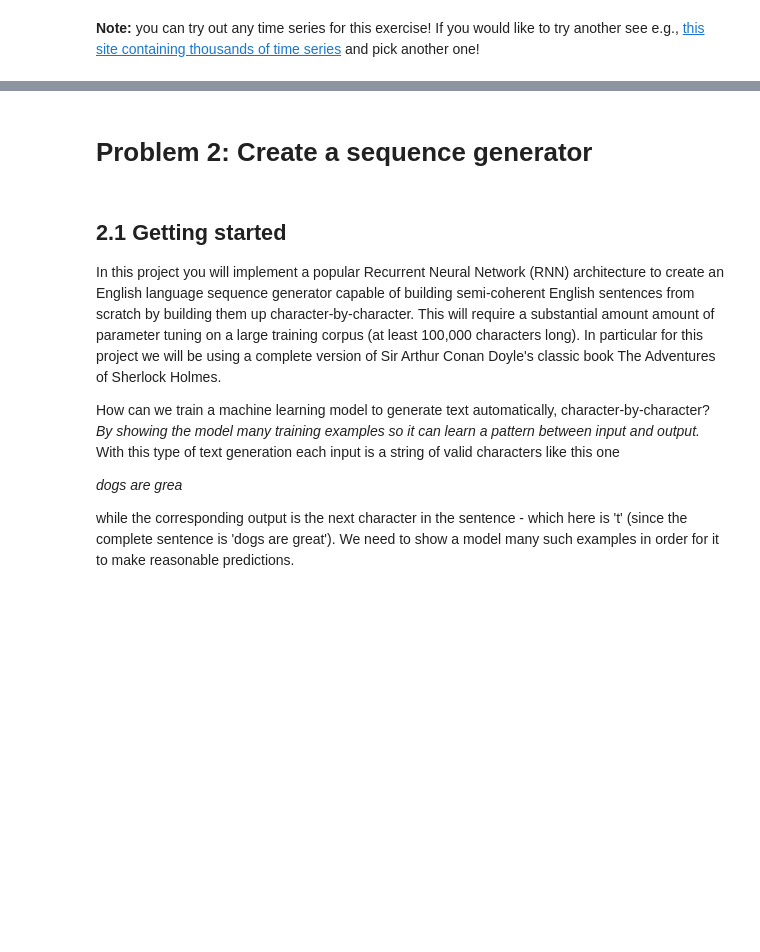
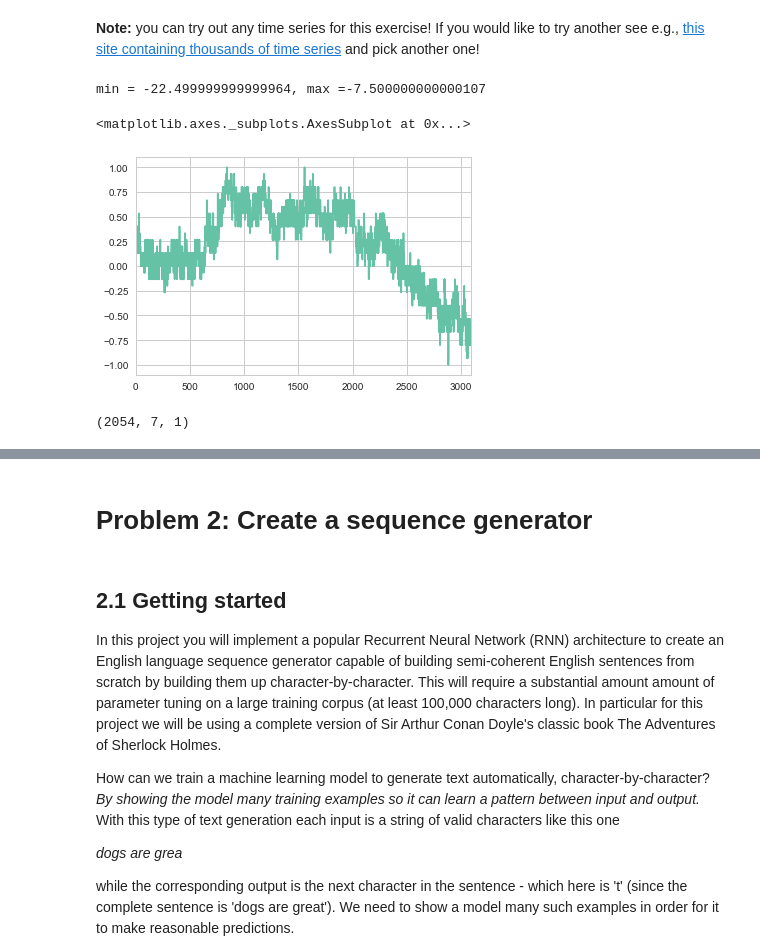
Before and after one commit to ucaiado/rnn_predictions, a Jupyter notebook: aind2/RNN_project.ipynb, the cells around one changed output, grey strips where cells are left out. Drawn from its saved outputs; the diff is of its cells as text; code cells hidden in the pictures; blank space fills up the shorter version.

```diff
--- a/aind2/RNN_project.ipynb
+++ b/aind2/RNN_project.ipynb
@@ -327,0 +338,33 @@ plt.show()
+# %%
+import os
+
+s_root = '/Users/ucaiado/Dropbox/NEUTRINO/TEMP/tachyon_webdata/mkt/'
+df_all = None
+for s_file in [x for x in os.listdir(s_root) if 'csv' in x]:
+    f_date = float(s_file.replace('.csv', '')) * 10**5
+    df = pd.read_csv(s_root + s_file, index_col='time_sec')
+    df.index += f_date
+    if isinstance(df_all, type(None)):
+        df_all = df.copy()
+    else:
+        df_all = pd.concat([df_all, df])
+# %%
+df_use = df_all.reset_index()
+df_use['index'] = (df_use['index']/(10*60)).astype(int)
+df_use = df_use.groupby('index').last()
+# %%
+df_spread = (df_use['DI1F27'] - df_use['DI1F25'])*100
+df_spread = (df_use['DI1F25'] - df_use['DI1F23'])*100
+
+
+df_spread = (df_use['DI1F27'] - df_use['DI1F25'])*100
+df_spread -= (df_use['DI1F25'] - df_use['DI1F23'])*100
+print('min = {}, max ={}'.format(df_spread.min(), df_spread.max()))
+df_spread = ((df_spread - df_spread.min())/(df_spread.max() - df_spread.min()) - 0.5)*2
+# %% [output]
+min = -22.499999999999964, max =-7.500000000000107
+# %%
+df_spread.reset_index(drop=True).plot()
+# %% [output]
+<matplotlib.axes._subplots.AxesSubplot at 0x...>
+[figure, added]
@@ -327,0 +410,4 @@ plt.show()
+# %%
+X_train.shape
+# %% [output]
+(2054, 7, 1)
```
Also changed, not shown: parts of 26 cells of this notebook, 1 other file.
